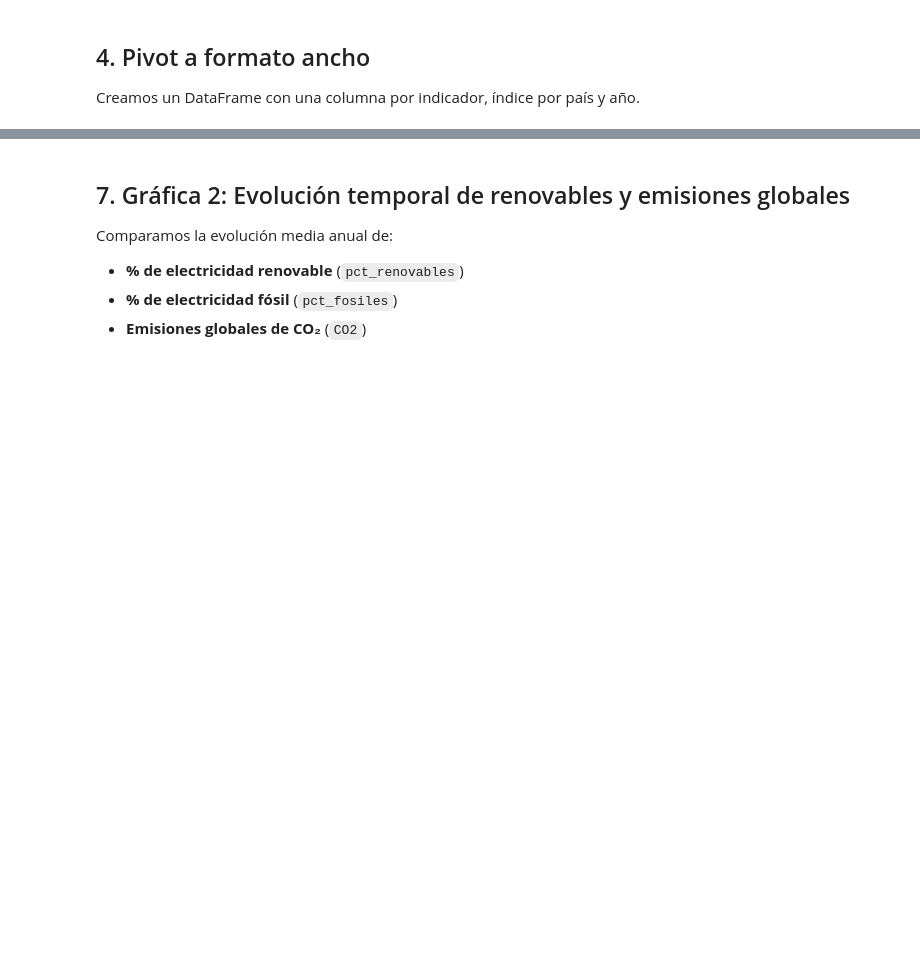
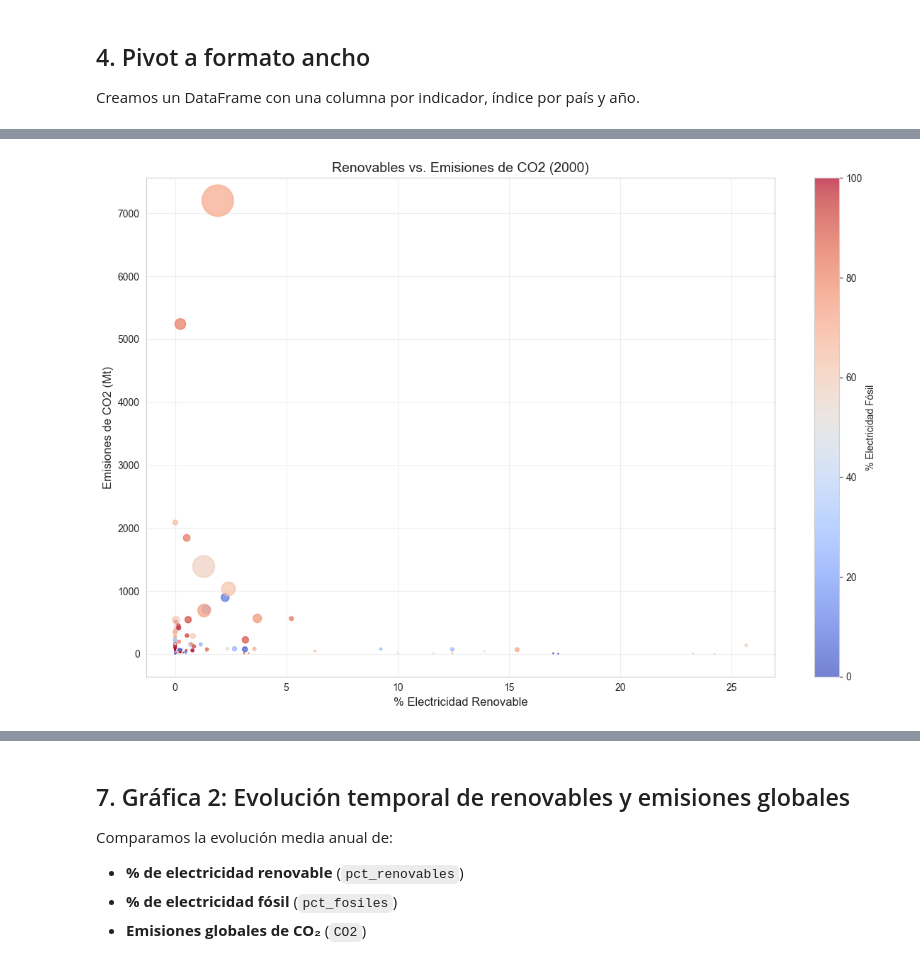
Before and after one commit to Oveer01/TFM-Cambio-Climatico, a Jupyter notebook: notebooks/analisis/03_analisis_desarrollo_energias_renovables.ipynb, the cells around one changed output, grey strips where cells are left out. Drawn from its saved outputs; the diff is of its cells as text; code cells hidden in the pictures; blank space fills up the shorter version.

```diff
--- a/notebooks/analisis/03_analisis_desarrollo_energias_renovables.ipynb
+++ b/notebooks/analisis/03_analisis_desarrollo_energias_renovables.ipynb
@@ -102,7 +303,7 @@ df_ind = df_dev_long[df_dev_long["Series Code"].isin(indic_codes)].copy()
 
 Creamos un DataFrame con una columna por indicador, índice por país y año.
 # %%
-# Celda de Código 7: Pivot indicador → df_wide
+# Pivot indicadores a formato ancho
 df_wide = (
     df_ind
       .pivot_table(
@@ -112,11 +313,21 @@ df_wide = (
       )
       .reset_index()
 )
-# Renombramos para facilitar
-df_wide = df_wide.rename(columns={
+
+# Renombrar columnas para facilitar el análisis
+column_mapping = {
     "EG.ELC.RNWX.ZS":    "pct_renovables",
     "EG.ELC.FOSL.ZS":    "pct_fosiles",
     "EG.USE.PCAP.KG.OE": "uso_energia_pc",
     "EN.GHG.CO2.RT.GDP.KD":   "intensidad_constante",
     "EN.GHG.CO2.RT.GDP.PP.KD":"intensidad_ppa"
-})
+}
+
+# Aplicar solo los renombramientos para columnas que existen
+existing_columns = {k: v for k, v in column_mapping.items() if k in df_wide.columns}
+df_wide = df_wide.rename(columns=existing_columns)
+
+print("Dataset en formato ancho:")
+print(f"Dimensiones: {df_wide.shape}")
+print(f"Columnas: {df_wide.columns.tolist()}")
+display(df_wide.head())
@@ -195,0 +429,81 @@ plt.show()
+# %%
+# Análisis de renovables vs emisiones
+if df_all.shape[0] > 0:
+    print(f"Dataset fusionado exitosamente: {df_all.shape[0]} observaciones, {df_all['Country Name'].nunique()} países")
+
+    # Verificar disponibilidad de columnas clave
+    key_cols = ['pct_renovables', 'CO2', 'GDP']
+    available_data = {}
+    for col in key_cols:
+        if col in df_all.columns:
+            non_null_count = df_all[col].notna().sum()
+            available_data[col] = non_null_count
+            print(f"  {col}: {non_null_count} valores disponibles")
+
+    # Encontrar el mejor año para análisis (con más datos de renovables)
+    if 'pct_renovables' in df_all.columns and 'CO2' in df_all.columns:
+        # Contar países con datos de renovables por año
+        year_renewable_counts = df_all[df_all['pct_renovables'].notna()].groupby('Year').size()
+
+        if len(year_renewable_counts) > 0:
+            best_year = year_renewable_counts.idxmax()
+            print(f"\nAño seleccionado para análisis: {best_year} ({year_renewable_counts[best_year]} países con datos de renovables)")
+
+            # Filtrar datos para el año seleccionado
+            df_plot = df_all[df_all['Year'] == best_year].copy()
+
+            # Usar todos los datos disponibles, no solo los que tienen renovables
+            df_plot_renovables = df_plot[df_plot['pct_renovables'].notna() & df_plot['CO2'].notna()]
+
+            if df_plot_renovables.shape[0] > 0:
+                print(f"Países con datos completos para gráfico: {df_plot_renovables.shape[0]}")
+
+                # Crear gráfico
+                plt.figure(figsize=(12, 8))
+
+                # Preparar datos para scatter
+                x_data = df_plot_renovables['pct_renovables']
+                y_data = df_plot_renovables['CO2']
+
+                # Tamaño basado en GDP (si está disponible)
+                if 'GDP' in df_plot_renovables.columns and df_plot_renovables['GDP'].notna().sum() > 0:
+                    sizes = df_plot_renovables['GDP'] / 1e10  # Escalar GDP
+                    sizes = sizes.fillna(50)  # Tamaño por defecto para valores nulos
+                else:
+                    sizes = 50
+
+                # Color basado en % fósiles (si está disponible)
+                if 'pct_fosiles' in df_plot_renovables.columns and df_plot_renovables['pct_fosiles'].notna().sum() > 0:
+                    colors = df_plot_renovables['pct_fosiles']
+                    scatter = plt.scatter(x_data, y_data, s=sizes, c=colors, cmap='coolwarm', alpha=0.7)
+                    plt.colorbar(scatter, label='% Electricidad Fósil')
+                else:
+                    scatter = plt.scatter(x_data, y_data, s=sizes, c='blue', alpha=0.7)
+
+                plt.xlabel('% Electricidad Renovable', fontsize=12)
+                plt.ylabel('Emisiones de CO2 (Mt)', fontsize=12)
+                plt.title(f'Renovables vs. Emisiones de CO2 ({best_year})', fontsize=14)
+                plt.grid(True, alpha=0.3)
+                plt.tight_layout()
+                plt.show()
+
+                # Mostrar estadísticas
+                corr = x_data.corr(y_data)
+                print(f"Correlación % Renovables vs CO2: {corr:.3f}")
+
+                # Mostrar algunos países destacados
+                print("\nPaíses con mayor % de renovables:")
+                top_renewable = df_plot_renovables.nlargest(5, 'pct_renovables')[['Country Name', 'pct_renovables', 'CO2']]
+                for _, row in top_renewable.iterrows():
+                    print(f"  {row['Country Name']}: {row['pct_renovables']:.1f}% renovables, {row['CO2']:.1f} Mt CO2")
+
+            else:
+                print(f"No hay datos válidos para el año {best_year}")
+        else:
+            print("No hay datos de renovables disponibles")
+    else:
+        print("Faltan columnas clave para el análisis")
+        print(f"Columnas disponibles: {df_all.columns.tolist()}")
+else:
+    print("No hay datos fusionados disponibles para el análisis")
+# %% [output]
@@ -195,0 +517 @@ plt.show()
+[figure, added]
```
Also changed, not shown: parts of 26 cells of this notebook, 12 other files.
